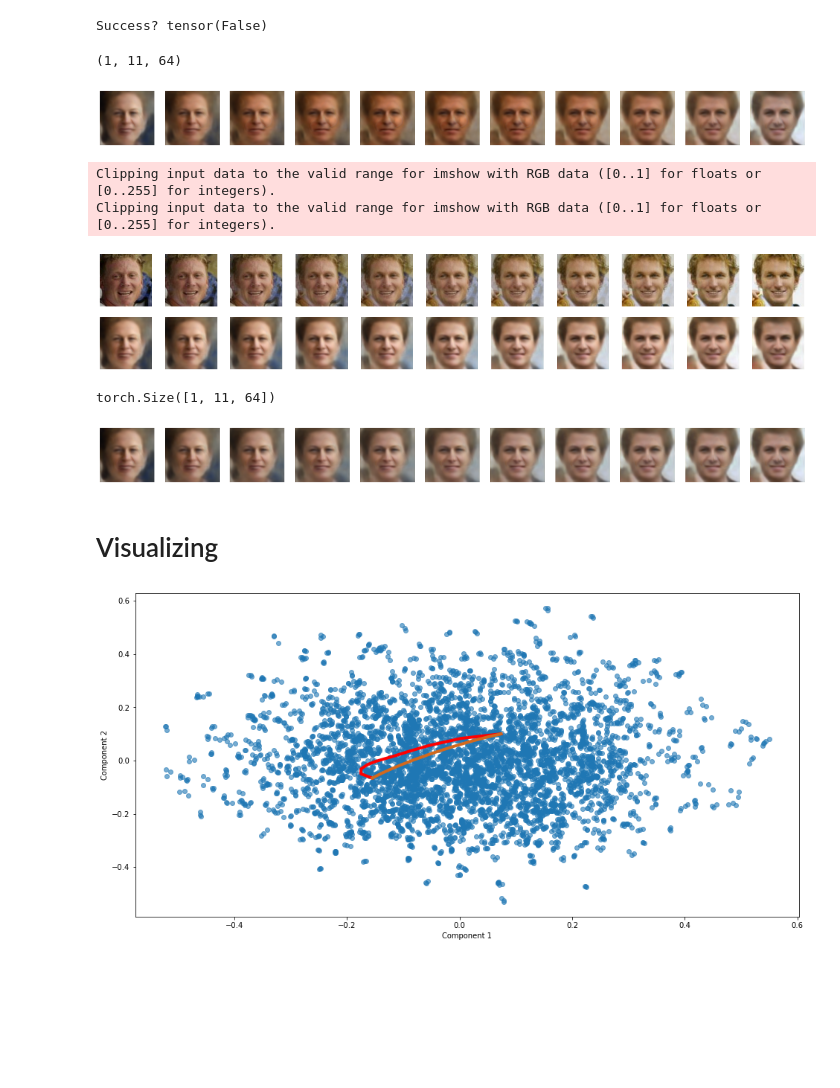
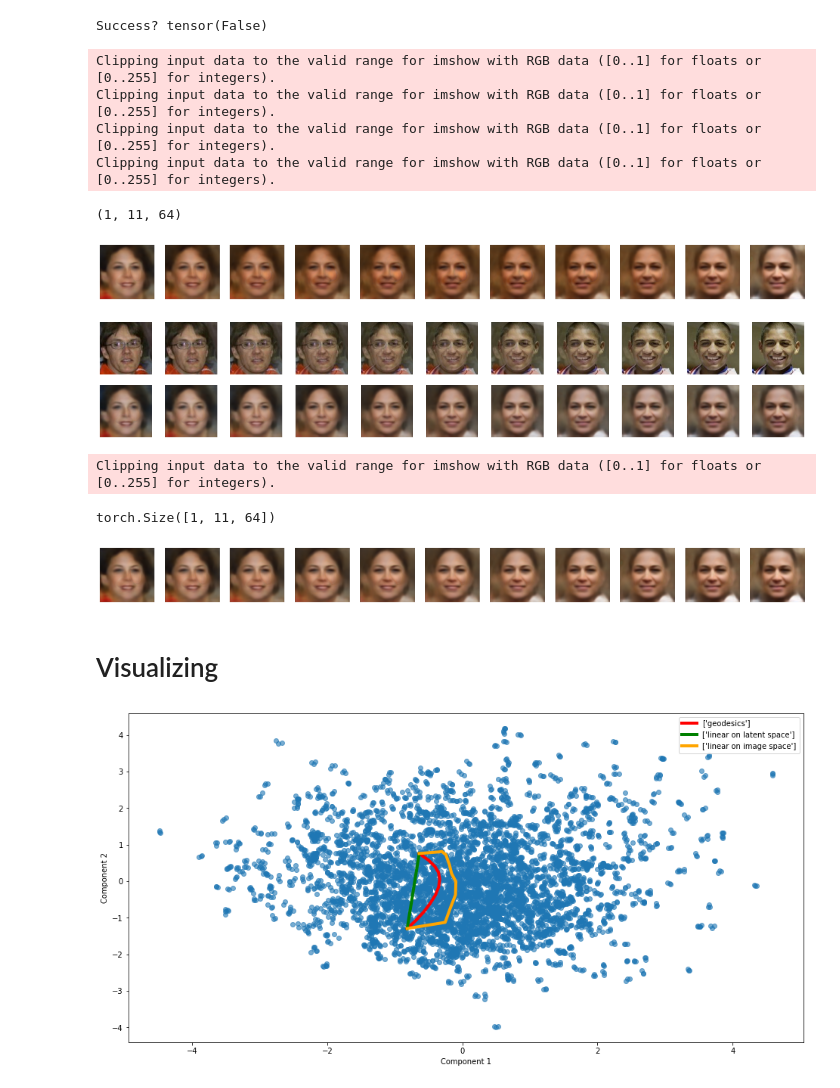
Before and after one commit to aliicee3/LOGML2021-Learning-Latent-Geometries, a Jupyter notebook: ConvVAE/ConvVAE.ipynb, the cells around one changed output. Saved outputs shown, nothing was run; the diff lists cells and outputs as text; code cells hidden in the pictures; blank space fills up the shorter version.

```diff
--- a/ConvVAE/ConvVAE.ipynb
+++ b/ConvVAE/ConvVAE.ipynb
@@ -215,8 +217,14 @@ Clipping input data to the valid range for imshow with RGB data ([0..1] for floa
 # Geodesics
 # %%
 model = model.to('cuda:0')
+model.eval()
 
-images = data[:4,:,:,:]
+N = 100
+
+a = np.random.randint(0,N)
+b = np.random.randint(0,N)
+
+images = data[:N,:,:,:]
 images = torch.tensor(images).to(device)
 
 with torch.no_grad():
@@ -224,15 +232,15 @@ with torch.no_grad():
 
 plt.figure(dpi=100, tight_layout=True)
 plt.subplot(2,2,1)
-plt.imshow(images[1].cpu().numpy().transpose([1,2,0]))
+plt.imshow(images[a].cpu().numpy().transpose([1,2,0]))
 plt.axis('off')
 plt.subplot(2,2,2)
-plt.imshow(out[1].cpu().numpy().transpose([1,2,0]))
+plt.imshow(out[a].cpu().numpy().transpose([1,2,0]))
 plt.axis('off')
 plt.subplot(2,2,3)
-plt.imshow(images[3].cpu().numpy().transpose([1,2,0]))
+plt.imshow(images[b].cpu().numpy().transpose([1,2,0]))
 plt.axis('off')
 plt.subplot(2,2,4)
-plt.imshow(out[3].cpu().numpy().transpose([1,2,0]))
+plt.imshow(out[b].cpu().numpy().transpose([1,2,0]))
 plt.axis('off')
 # %% [output]
@@ -275,14 +337,15 @@ z = mu.cpu()
 # %%
 #print('Points shape', sample[1].shape)
 
-curve, success = geom.connecting_geodesic(z[1], z[3])
+curve, success = geom.connecting_geodesic(z[a], z[b])
 
 print('Success?', success)
 # %% [output]
 Success? tensor(False)
 # %%
-a = torch.cat([torch.ones(1,1)*i/10 for i in range(11)], axis=1)
-cp = curve.forward(a)
+a_ = torch.cat([torch.ones(1,1)*i/10 for i in range(11)], axis=1)
+
+cp = curve.forward(a_)
 
 B, N, L = cp.shape
 
@@ -301,48 +364,53 @@ for i in range(N):
     ax[i].axis('off')
 plt.show()
 # %% [output]
-(1, 11, 64)
+Clipping input data to the valid range for imshow with RGB data ([0..1] for floats or [0..255] for integers).
+Clipping input data to the valid range for imshow with RGB data ([0..1] for floats or [0..255] for integers).
+Clipping input data to the valid range for imshow with RGB data ([0..1] for floats or [0..255] for integers).
+Clipping input data to the valid range for imshow with RGB data ([0..1] for floats or [0..255] for integers).
+(1, 11, 64)
-[figure, old version]
+[figure, new version]
 # %%
-image_derivate = images[3] - images[1]
+image_derivate = images[b] - images[a]
 latents = []
 
 fig, ax = plt.subplots(2, N, figsize=(24, 4))
 for i in range(N):
-    img = images[1] + (i/10) * image_derivate
+    img = images[a] + (i/10) * image_derivate
 
     mu, log_var = model.encoder(img.cpu().unsqueeze(axis=0))
-    #z_  = torch.normal(mu, torch.exp(0.5*log_var))
+    #z_ = torch.normal(mu, torch.exp(0.5*log_var))
     z_ = mu
     latents.append(z_)
     recover = model.decoder(z_)
 
     img = img.cpu().numpy()
     ax[0,i].imshow(img.transpose([1,2,0]), vmin = 0, vmax = 1)
     ax[0,i].axis('off')
     recover = recover.cpu().detach().numpy()[0]
     ax[1,i].imshow(recover.transpose([1,2,0]), vmin = 0, vmax = 1)
     ax[1,i].axis('off')
 
 plt.show()
 # %% [output]
-Clipping input data to the valid range for imshow with RGB data ([0..1] for floats or [0..255] for integers).
-Clipping input data to the valid range for imshow with RGB data ([0..1] for floats or [0..255] for integers).
-[figure, old version]
+[figure, new version]
 # %%
 img_space_latents = torch.cat(latents).unsqueeze(axis=0)
 img_space_latents[:,0,:] = cp[:,0,:]
 img_space_latents[:,-1,:] = cp[:,-1,:]
 # %%
 with torch.no_grad():
-    dif = z[3] - z[1]
+    dif = z[b] - z[a]
 
     line = np.zeros_like(cp.detach())
     for i in range(0, cp.shape[1]):
-        line[:,i,:] = z[1] + i * dif / (cp.shape[1]-1)
+        line[:,i,:] = z[a] + i * dif / (cp.shape[1]-1)
 
 line = torch.tensor(line)
 print(line.shape)
+
+# line = CubicSpline(z[a], z[b]) # You can also call a CubicSpline without optimation (is a straight line)
+
 img_along_line = np.zeros([N, 3, 128, 128])
 
 # Plotting Images along each geodesic. [Left to Right]
@@ -354,8 +422,9 @@ for i in range(N):
     ax[i].axis('off')
 plt.show()
 # %% [output]
-torch.Size([1, 11, 64])
+Clipping input data to the valid range for imshow with RGB data ([0..1] for floats or [0..255] for integers).
+torch.Size([1, 11, 64])
-[figure, old version]
+[figure, new version]
 # %% [markdown]
 # Visualizing
 # %%
@@ -428,4 +510,4 @@ def plot_manfold(model, data, N, N_sample=3, geodesics=None, linear = None, devi
 # %%
-plot_manfold(model, data, 2000, 3, geodesics=cp, linear = line, device="cpu", algo="pca", func="cosine")
+plot_manfold(model, data, 2000, 3, geodesics=cp, linear = line, image_space_latents = img_space_latents, device="cpu", algo="pca", func="linear")
 # %% [output]
-[figure, old version]
+[figure, new version]
```
Also changed, not shown: parts of 4 cells of this notebook.
